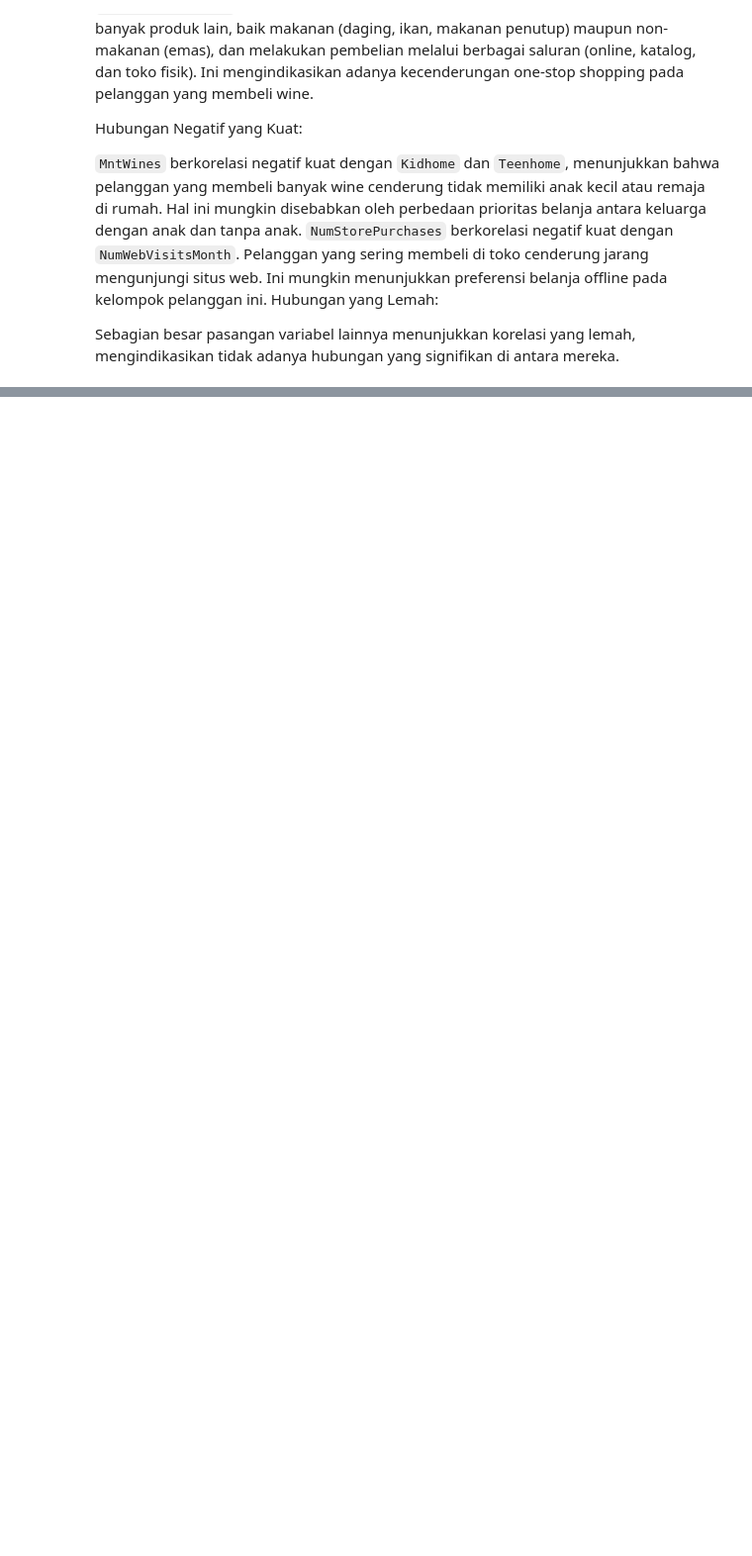
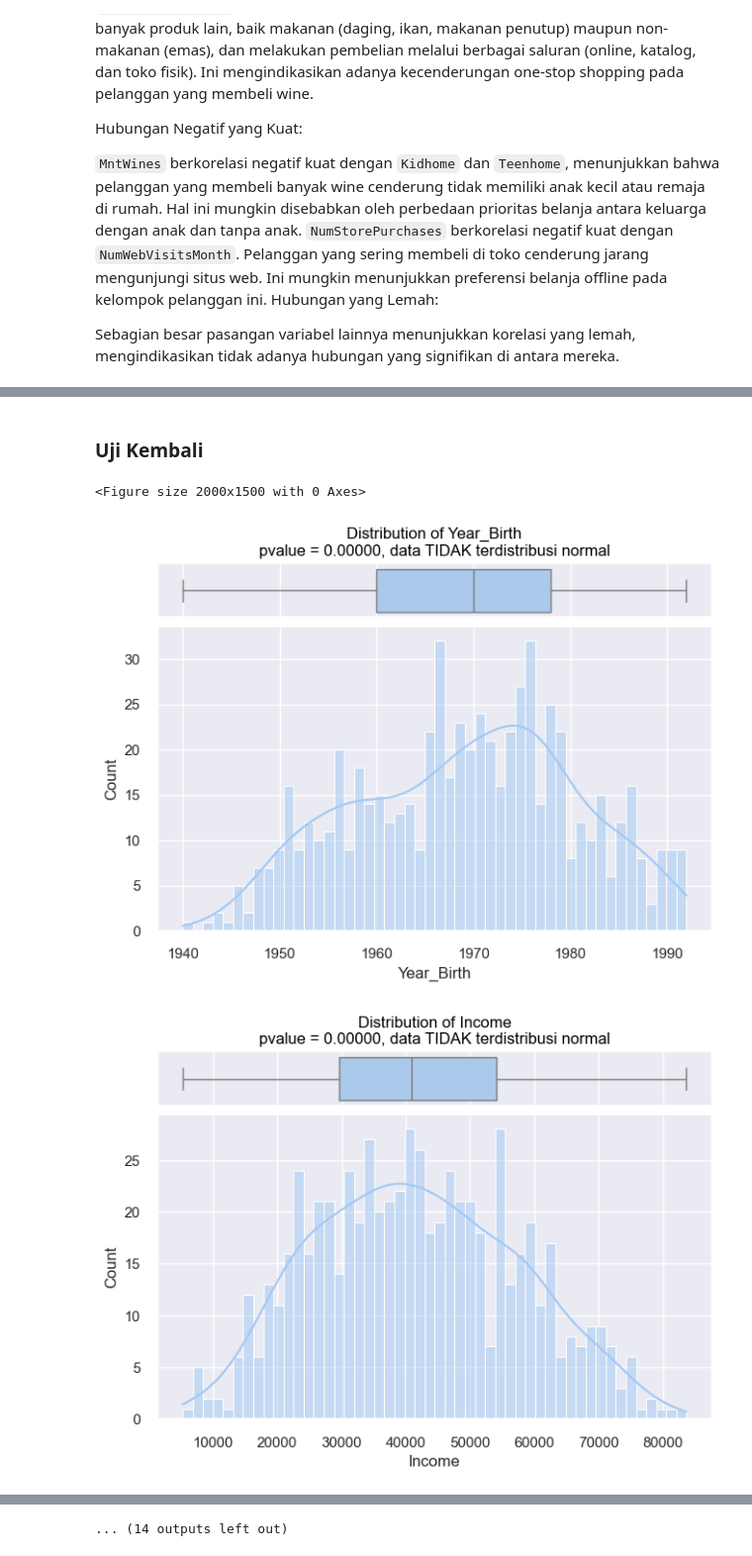
Before and after one commit to Nurdiansyah0/Capstone2, a Jupyter notebook: Supermarket Costumers.ipynb, the cells around one changed output, grey strips where cells are left out. Shown at 99% size. Saved outputs shown, nothing was run; the diff lists cells and outputs as text; code cells hidden in the pictures; blank space fills up the shorter version.

```diff
--- a/Jupyter/Supermarket Costumers.ipynb
+++ b/Supermarket Costumers.ipynb
@@ -633,0 +649,8 @@ Menambahkan layanan pesan antar melalui website jika memungkinkan untuk mendoron
+# %%
+
+# Memilih hanya kolom numerik
+numeric_df = df.select_dtypes(include=[np.number])
+
+# Menghitung statistik deskriptif
+stats = numeric_df.describe()
+print(stats)
@@ -633,0 +675,11 @@ Menambahkan layanan pesan antar melalui website jika memungkinkan untuk mendoron
+# %%
+# Menghitung IQR
+Q1 = numeric_df.quantile(0.25)
+Q3 = numeric_df.quantile(0.75)
+IQR = Q3 - Q1
+# %%
+# Menentukan batas bawah dan atas untuk outlier
+lower_bound = Q1 - 1.5 * IQR
+upper_bound = Q3 + 1.5 * IQR
+
+lower_bound,upper_bound
@@ -633,0 +727,30 @@ Menambahkan layanan pesan antar melalui website jika memungkinkan untuk mendoron
+# %%
+cleaned_df = numeric_df[~((numeric_df < lower_bound) | (numeric_df > upper_bound)).any(axis=1)]
+# %% [markdown]
+<h3> Uji Kembali </h3>
+# %%
+plt.figure(figsize=(20, 15))
+for col in cleaned_df.columns:
+    fig, (ax1, ax2) = plt.subplots(2, sharex=True, figsize=(7.5, 5),
+                                    gridspec_kw={"height_ratios": (.15, .85),
+                                                  "hspace": 0.05})
+
+    # Uji normalitas
+    stat, pvalue = normaltest(cleaned_df[col].dropna())
+
+    if pvalue > 0.05:
+        distribusi = f'pvalue = {pvalue:.5f}, data terdistribusi normal'
+    else:
+        distribusi = f'pvalue = {pvalue:.5f}, data TIDAK terdistribusi normal'
+
+    ax1.set_title(f"Distribution of {col}\n{distribusi}", color="black")
+    sns.boxplot(x=cleaned_df[col], ax=ax1)
+    ax1.set(xlabel="")
+
+    sns.histplot(data=cleaned_df[col], ax=ax2, stat="count", kde=True, bins=50)
+
+    plt.show()
+# %% [output]
+<Figure size 2000x1500 with 0 Axes>
+[figure, added]
+[figure, added]
@@ -633,0 +766 @@ Menambahkan layanan pesan antar melalui website jika memungkinkan untuk mendoron
+... (14 outputs left out)
```
Also changed, not shown: parts of 19 cells of this notebook, 2 other files.
